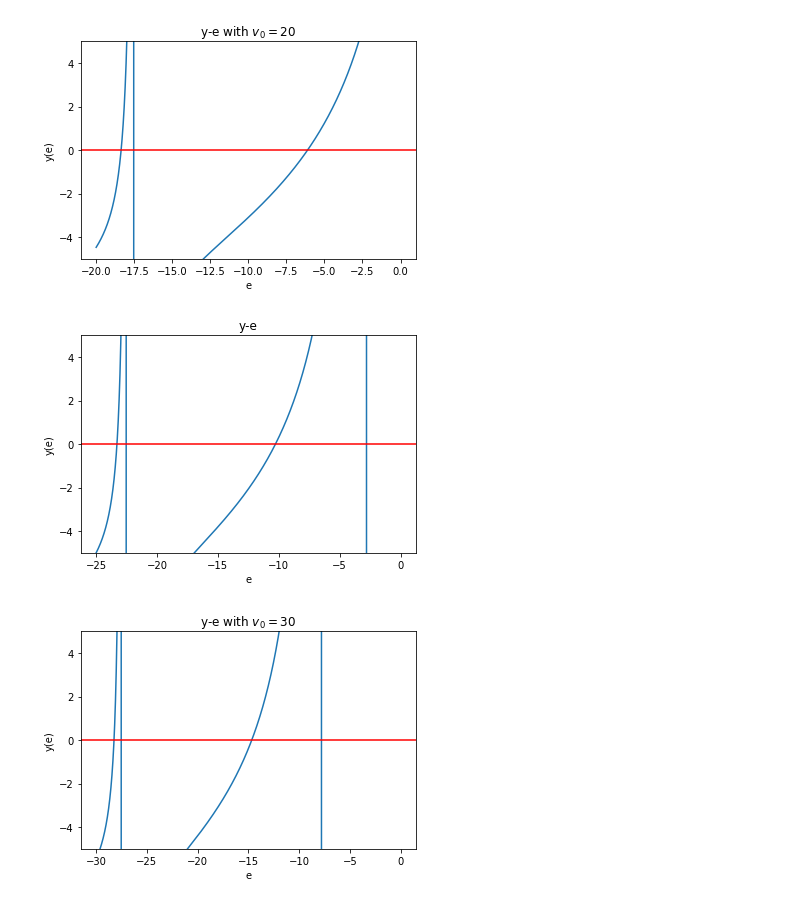
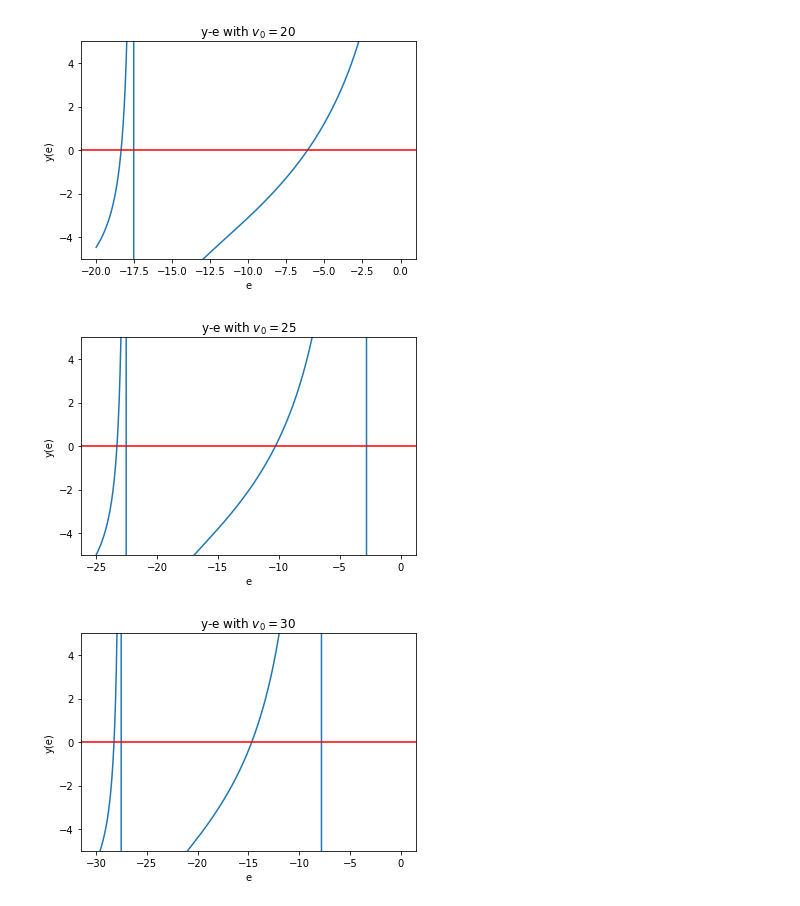
Before and after one commit to VIoletYisi/CaiJiBaoTuan, a Jupyter notebook: Group_Homework/Fourth/第5周小组作业_第7组.ipynb, the cells around one changed output. Cells and saved outputs as stored; diff of their text form; code cells hidden in the pictures.

```diff
--- a/Group_Homework/Fourth/第5周小组作业_第7组.ipynb
+++ b/Group_Homework/Fourth/第5周小组作业_第7组.ipynb
@@ -101,15 +102,15 @@ plt.show()
 # %%
 e = np.linspace(-25,0,10000)
 y = f(25,e)
 plt.plot(e, y, label = 'zero of even function')
 plt.xlabel('e')
 plt.ylabel('y(e)')
-plt.title('y-e')
+plt.title('y-e with $v_0 = 25$')
 plt.axhline(y=0,color='red')
 plt.ylim(-5, 5)
 plt.show()
 # %% [output]
-[figure, old version]
+[figure, new version]
 # %%
 e = np.linspace(-30,0,10000)
 y = f(30,e)
```
Also changed, not shown: parts of 3 cells of this notebook, 1 other file.
